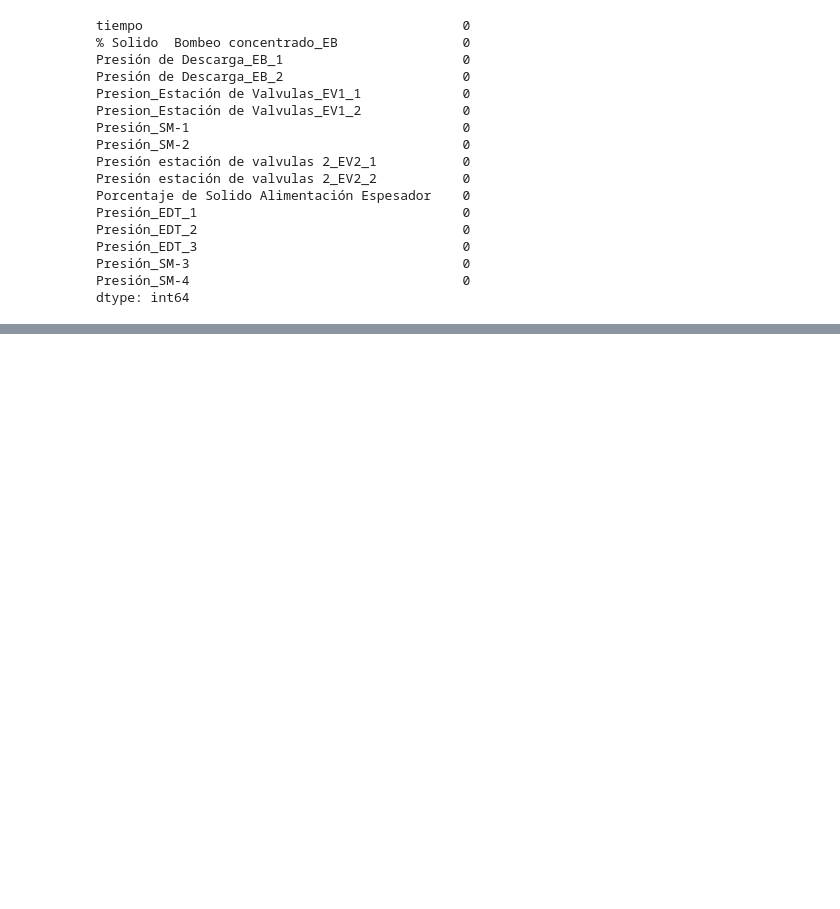
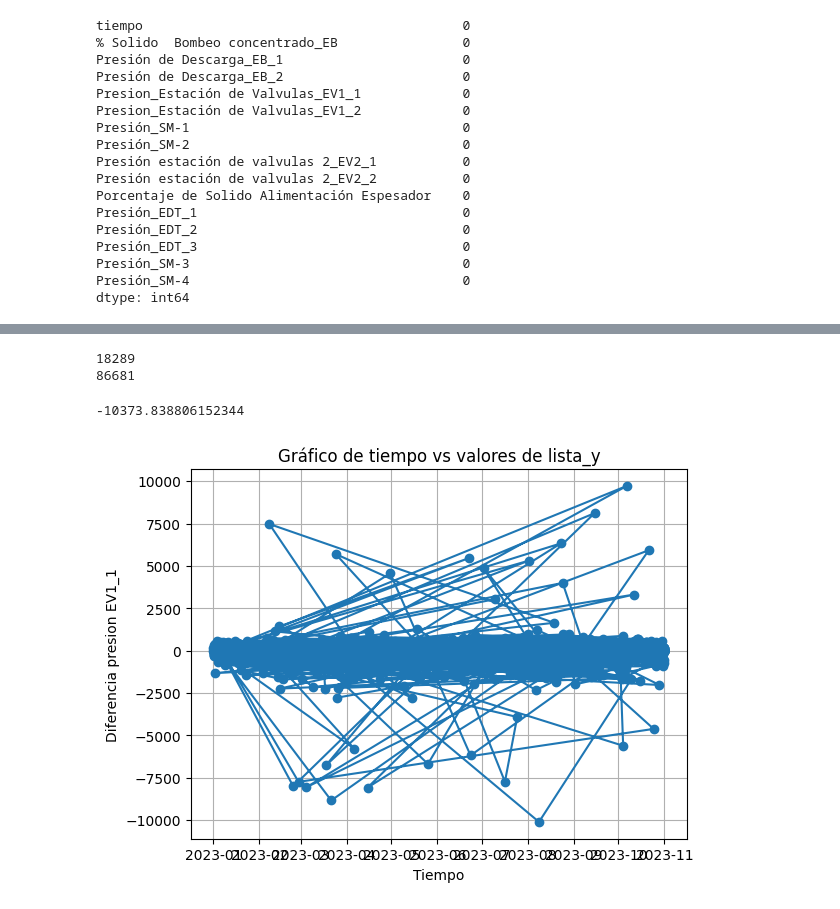
Before and after one commit to Dizkm8/Hackathon, a Jupyter notebook: ignacia.ipynb, the cells around one changed output, grey strips where cells are left out. Saved outputs shown, nothing was run; the diff lists cells and outputs as text; code cells hidden in the pictures; blank space fills up the shorter version.

```diff
--- a/ignacia.ipynb
+++ b/ignacia.ipynb
@@ -54,0 +83,10 @@ min_concentrated
+# %%
+dif_perct_solid = []
+dif = 0
+for i in range(len(df1)):
+    if i == 0:
+        dif = df1["% Solido  Bombeo concentrado_EB"][i]
+    else:
+        dif = df1["% Solido  Bombeo concentrado_EB"][i] - df1["% Solido  Bombeo concentrado_EB"][i - 1]
+    dif_perct_solid.append(dif)
+dif_perct_solid
@@ -54,0 +111,4 @@ min_concentrated
+# %%
+for i in range(len(dif_perct_solid)):
+    if dif_perct_solid[i] > 1:
+        print(dif_perct_solid[i])
@@ -54,0 +133,10 @@ min_concentrated
+# %%
+dif_pressure_sm2 = []
+dif = 0
+for i in range(len(df1)):
+    if i == 0:
+        dif = df1["Presión_SM-2"][i]
+    else:
+        dif = df1["Presión_SM-2"][i] - df1["Presión_SM-2"][i - 1]
+    dif_pressure_sm2.append(dif)
+dif_pressure_sm2
@@ -54,0 +161,22 @@ min_concentrated
+# %%
+print(dif_pressure_sm2.index(max(dif_pressure_sm2))+2)
+print(dif_pressure_sm2.index(min(dif_pressure_sm2))+2)
+# %% [output]
+18289
+86681
+# %%
+min(dif_pressure_sm2)
+# %% [output]
+-10373.838806152344
+# %%
+df1_sampled = df1.sample(frac=0.3)
+lista_y_sampled = dif_pressure_sm2[:len(df1_sampled)]
+
+plt.plot(df1_sampled['tiempo'], lista_y_sampled, marker='o', linestyle='-')
+plt.xlabel('Tiempo')
+plt.ylabel('Diferencia presion EV1_1')
+plt.title('Gráfico de tiempo vs valores de lista_y')
+plt.grid(True)
+plt.show()
+# %% [output]
+[figure, added]
```
Also changed, not shown: parts of 44 cells of this notebook, 2 other files.
